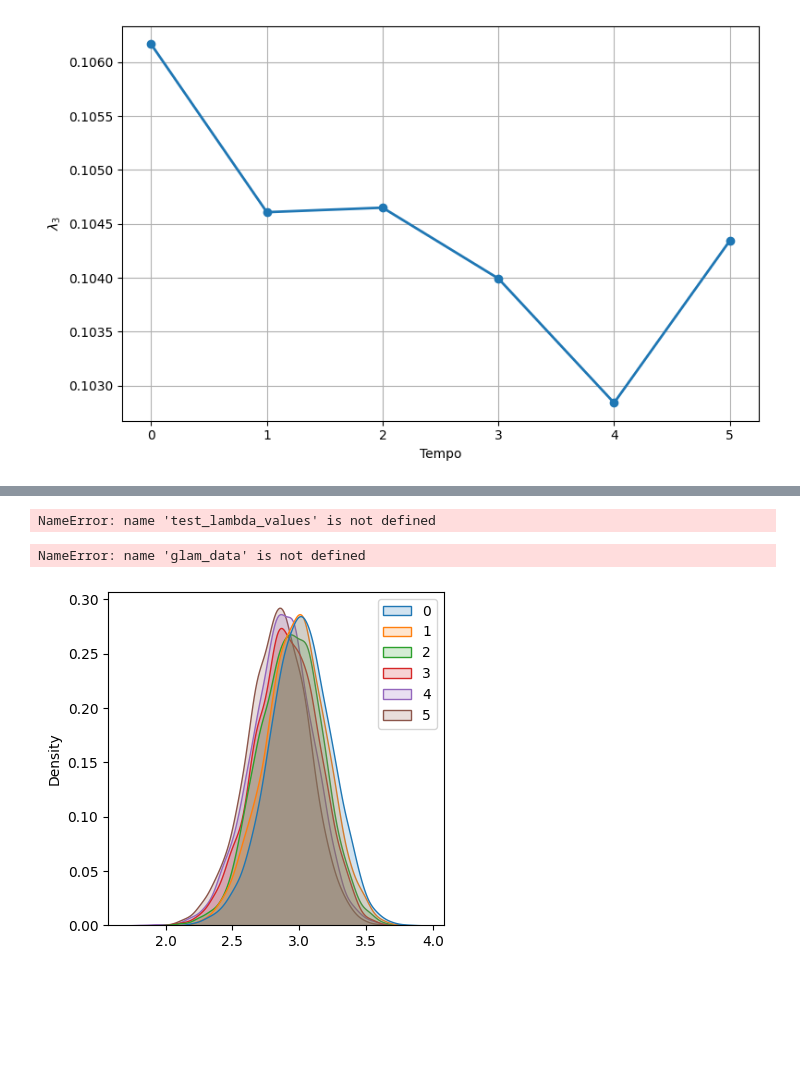
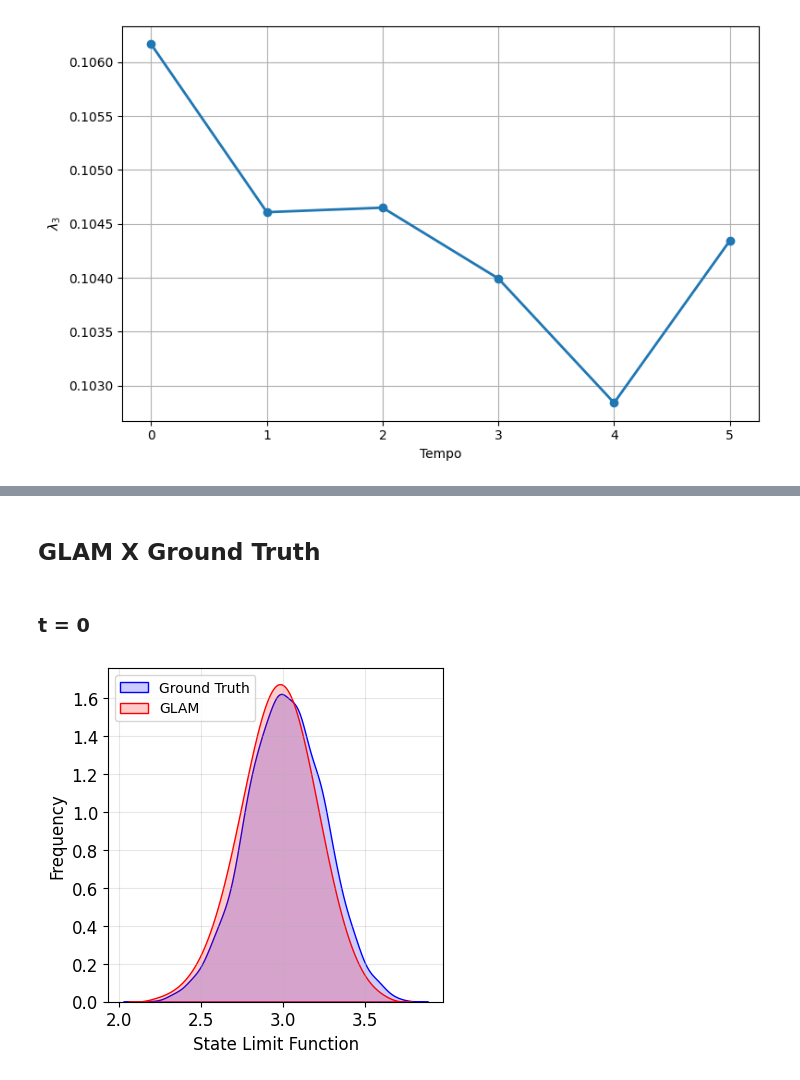
Before and after one commit to Pesquisa-UFCAT/2024-1_victor_hugo_renata_maria, a Jupyter notebook: toy_problem/charts.ipynb, the cells around one changed output, grey strips where cells are left out. Drawn from its saved outputs; the diff is of its cells as text; code cells hidden in the pictures; blank space fills up the shorter version.

Commit message:
charts_glamxgroundtruth

```diff
--- a/toy_problem/charts.ipynb
+++ b/toy_problem/charts.ipynb
@@ -399,3 +425,7 @@ plt.show()
+# %% [markdown]
+## GLAM X Ground Truth
+# %% [markdown]
+### t = 0
 # %%
 def plot_gld_vs_data(lambdas, n_points=5000, quantile_trim=1e-3, qp_min=1e-8, ylim=None):
     l1, l2, l3, l4 = lambdas
@@ -414,37 +444,34 @@ def plot_gld_vs_data(lambdas, n_points=5000, quantile_trim=1e-3, qp_min=1e-8, yl
 
     return list(x), list(f)
 
-glam_data, _ = plot_gld_vs_data(test_lambda_values)
+glam_data, _ = plot_gld_vs_data(test_lambda_value_0)
-# %% [output]
-NameError: name 'test_lambda_values' is not defined
 # %%
 # Figure dimension ans properties
 width_cm = 11
 height_cm = 11
 inches_per_cm = 1 / 2.54
 width_in = width_cm * inches_per_cm
 height_in = height_cm * inches_per_cm
 label_size = 12
 axis_size = 12
 legend_size = 10
 label_color = 'black'
 
 # Plot first KDE with specific color
 plt.figure(figsize=(width_in, height_in))
 
 # Ground Truth
-sns.kdeplot(data=ratio_data, fill=True, alpha=0.2, color='blue', label='Ground Truth')
+sns.kdeplot(data=ratio_data_0, fill=True, alpha=0.2, color='blue', label='Ground Truth')
 
 # GLAM
 sns.kdeplot(data=glam_data, fill=True, alpha=0.2, color='red', label='GLAM')
 
 plt.tick_params(axis='both', which='major', labelsize=axis_size)
 plt.xlabel('State Limit Function', fontsize=label_size, color=label_color)
 plt.ylabel('Frequency', fontsize=label_size, color=label_color)
 plt.grid(alpha=0.3)
 plt.legend(fontsize=legend_size, loc='upper left')
 plt.show()
-# plt.savefig('compare_GLAM_and_GROUNDTRUTH.png', dpi=600)
+# plt.savefig('compare_GLAM_and_GROUNDTRUTH_0.png', dpi=600)
 # %% [output]
-NameError: name 'glam_data' is not defined
-[figure, old version]
+[figure, new version]
```
Also changed, not shown: parts of 45 cells of this notebook.
